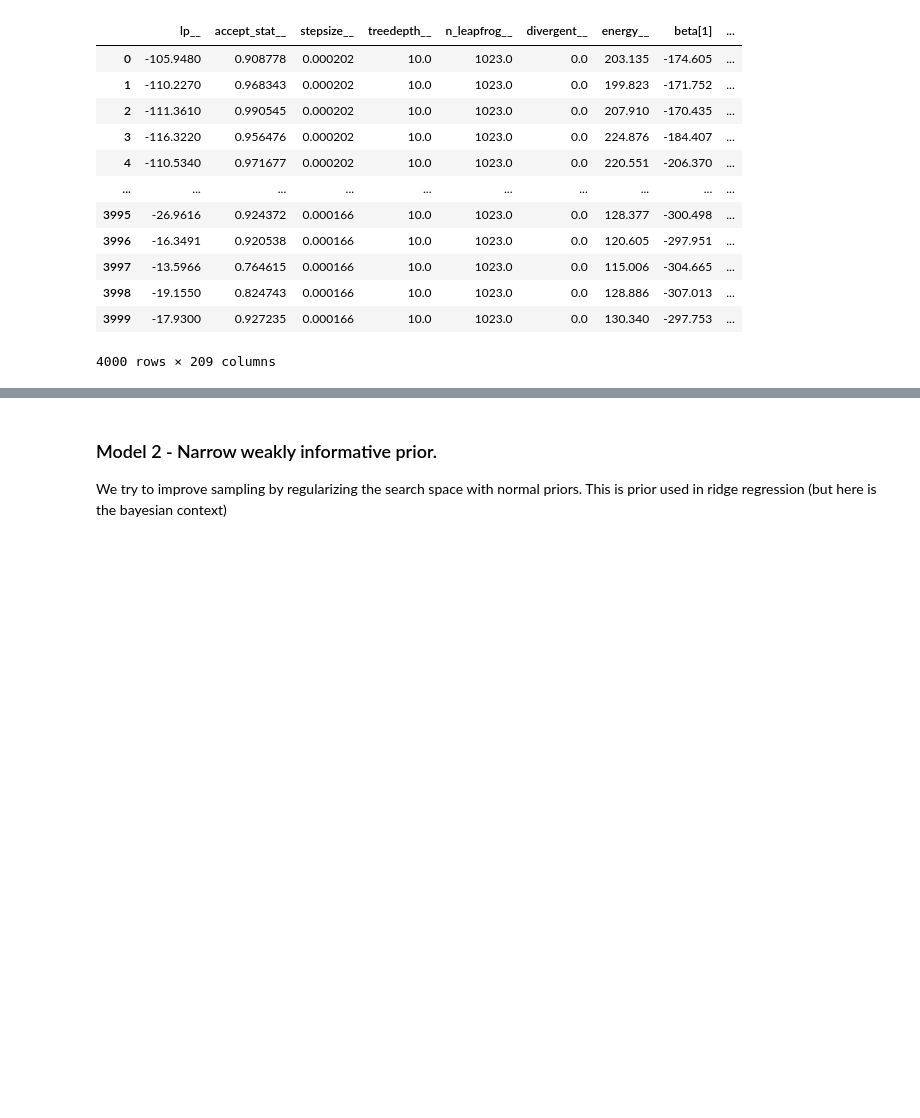
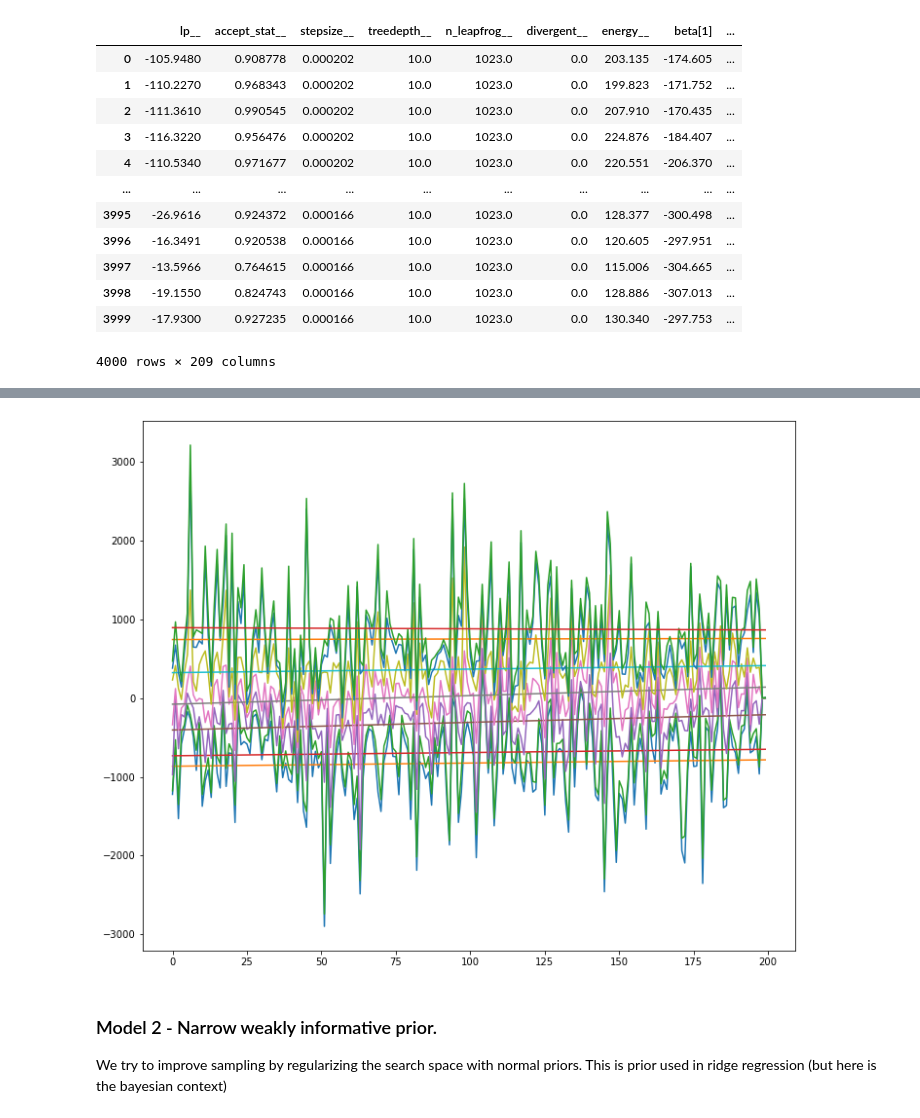
Before and after one commit to dobrodzziej/Maciej-Wojtys-Data-Analytics, a Jupyter notebook: Lab-4/sparsity.ipynb, the cells around one changed output, grey strips where cells are left out. Saved outputs shown, nothing was run; the diff lists cells and outputs as text; code cells hidden in the pictures; blank space fills up the shorter version.

```diff
--- a/Lab-4/sparsity.ipynb
+++ b/Lab-4/sparsity.ipynb
@@ -175,3 +178,12 @@ plt.show()
+# %%
+plt.figure(2, figsize=(12, 10))
+
+for i in range(len(medians12)):
+    plt.plot(X[i], medians12[i])
+    plt.plot(X[i], predicts12[i])
+plt.show()
+# %% [output]
+[figure, added]
 # %% [markdown]
 ### Model 2 - Narrow weakly informative prior.
 We try to improve sampling by regularizing the search space with normal priors. This is prior used in ridge regression (but here is the bayesian context)
```
Also changed, not shown: parts of 17 cells of this notebook.
